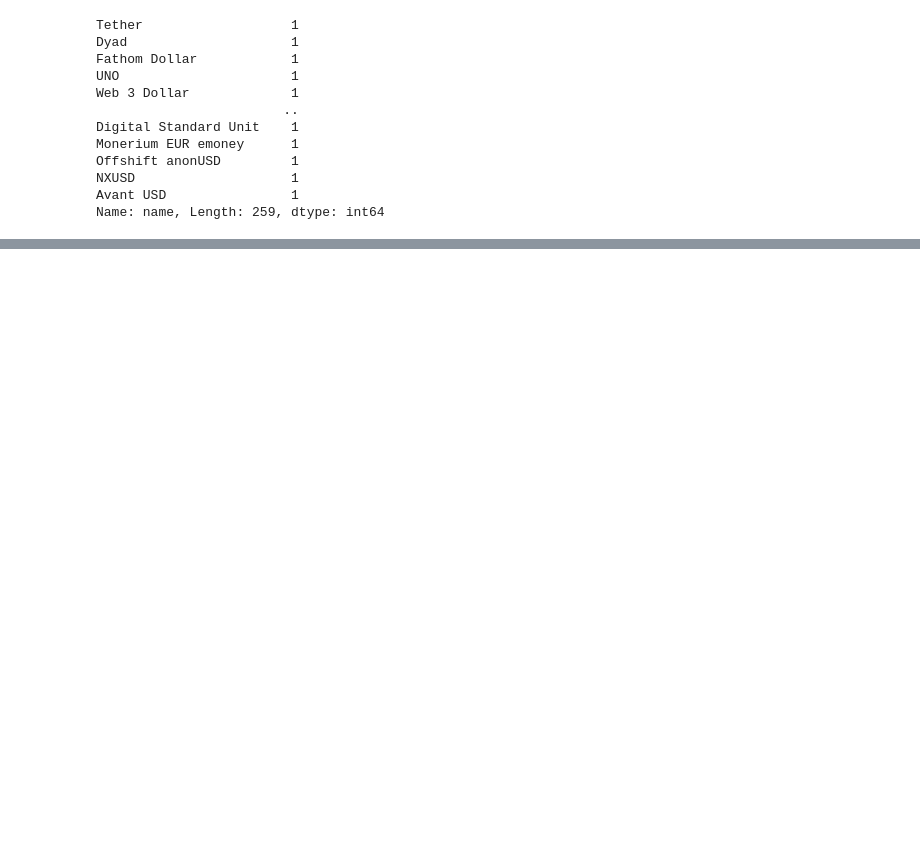
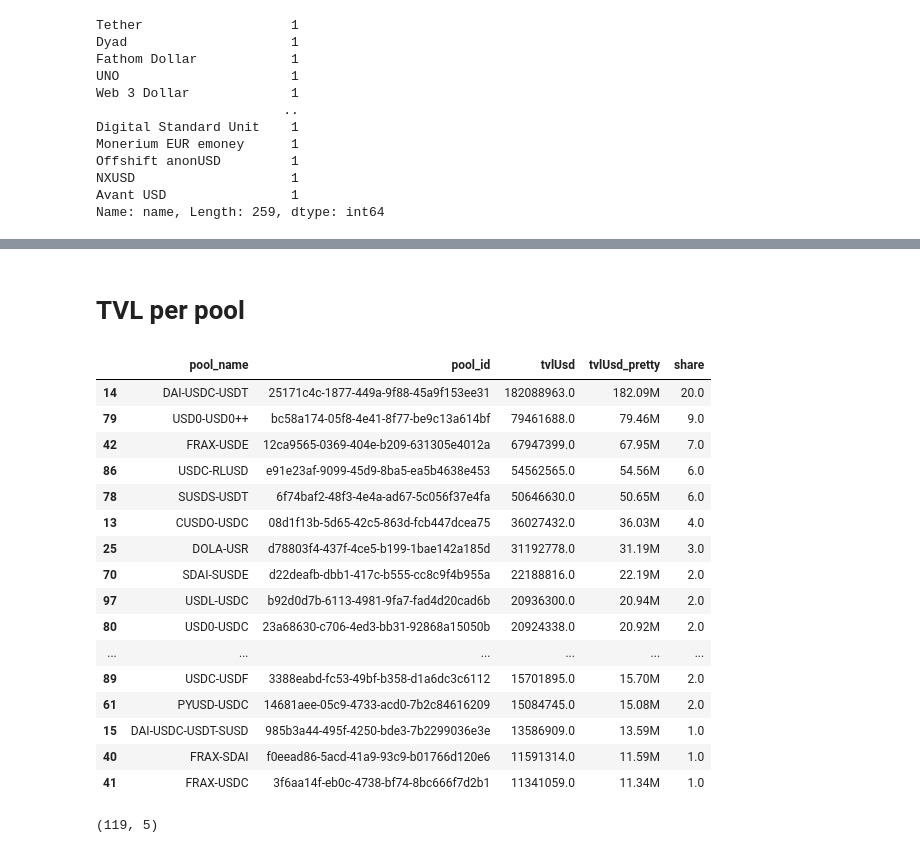
Before and after one commit to bellatrix-ds/onchain-analytics, a Jupyter notebook: 01_Market_Making/Market Making.ipynb, the cells around one changed output, grey strips where cells are left out. Saved outputs shown, nothing was run; the diff lists cells and outputs as text; code cells hidden in the pictures; blank space fills up the shorter version.

```diff
--- a/01_Market_Making/Market Making.ipynb
+++ b/01_Market_Making/Market Making.ipynb
@@ -564,0 +551,37 @@ Response text:
+# %%
+import requests
+import pandas as pd
+
+# مرحله 1: گرفتن تمام استخرها
+url = "https://yields.llama.fi/pools"
+response = requests.get(url)
+all_pools = response.json()['data']
+
+# فیلتر استخرهایی که روی Ethereum هستند و پروژه Curve دارند
+curve_ethereum_pools = [
+    pool for pool in all_pools
+    if pool['project'] == 'curve-dex' and pool['chain'] == 'Ethereum'
+]
+
+# تبدیل به DataFrame برای ذخیره اطلاعات اولیه
+df_curve_eth = pd.DataFrame([{
+    'chain': pool['chain'],
+    'project': pool['project'],
+    'pool_name': pool.get('symbol', ''),
+    'pool_id': pool['pool'],
+    'stablecoin' : pool['stablecoin'],
+    'tvlUsd' : pool['tvlUsd']
+
+} for pool in curve_ethereum_pools])
+# %%
+def format_number(n):
+    if n >= 1e9:
+        return f"{n/1e9:.2f}B"
+    elif n >= 1e6:
+        return f"{n/1e6:.2f}M"
+    elif n >= 1e3:
+        return f"{n/1e3:.2f}K"
+    else:
+        return str(n)
+
+df_curve_eth['tvlUsd_pretty'] = df_curve_eth['tvlUsd'].apply(format_number)
@@ -564,0 +604,31 @@ Response text:
+# %% [markdown]
+# TVL per pool
+# %%
+df_c = df_curve_eth[df_curve_eth['stablecoin']==True]
+df_c1 = df_c.groupby(['pool_name','pool_id'])['tvlUsd'].mean().reset_index().sort_values(by='tvlUsd', ascending=False )
+df_c1['tvlUsd_pretty'] = df_c1['tvlUsd'].apply(format_number)
+df_c1['share'] = round((df_c1['tvlUsd'] / df_c1['tvlUsd'].sum()) * 100)
+# %%
+df_c1.head(20)
+# %% [output]
+|  | pool_name | pool_id | tvlUsd | tvlUsd_pretty | share |
+| 14 | DAI-USDC-USDT | 25171c4c-1877-449a-9f88-45a9f153ee31 | 182088963.0 | 182.09M | 20.0 |
+| 79 | USD0-USD0++ | bc58a174-05f8-4e41-8f77-be9c13a614bf | 79461688.0 | 79.46M | 9.0 |
+| 42 | FRAX-USDE | 12ca9565-0369-404e-b209-631305e4012a | 67947399.0 | 67.95M | 7.0 |
+| 86 | USDC-RLUSD | e91e23af-9099-45d9-8ba5-ea5b4638e453 | 54562565.0 | 54.56M | 6.0 |
+| 78 | SUSDS-USDT | 6f74baf2-48f3-4e4a-ad67-5c056f37e4fa | 50646630.0 | 50.65M | 6.0 |
+| 13 | CUSDO-USDC | 08d1f13b-5d65-42c5-863d-fcb447dcea75 | 36027432.0 | 36.03M | 4.0 |
+| 25 | DOLA-USR | d78803f4-437f-4ce5-b199-1bae142a185d | 31192778.0 | 31.19M | 3.0 |
+| 70 | SDAI-SUSDE | d22deafb-dbb1-417c-b555-cc8c9f4b955a | 22188816.0 | 22.19M | 2.0 |
+| 97 | USDL-USDC | b92d0d7b-6113-4981-9fa7-fad4d20cad6b | 20936300.0 | 20.94M | 2.0 |
+| 80 | USD0-USDC | 23a68630-c706-4ed3-bb31-92868a15050b | 20924338.0 | 20.92M | 2.0 |
+| ... | ... | ... | ... | ... | ... |
+| 89 | USDC-USDF | 3388eabd-fc53-49bf-b358-d1a6dc3c6112 | 15701895.0 | 15.70M | 2.0 |
+| 61 | PYUSD-USDC | 14681aee-05c9-4733-acd0-7b2c84616209 | 15084745.0 | 15.08M | 2.0 |
+| 15 | DAI-USDC-USDT-SUSD | 985b3a44-495f-4250-bde3-7b2299036e3e | 13586909.0 | 13.59M | 1.0 |
+| 40 | FRAX-SDAI | f0eead86-5acd-41a9-93c9-b01766d120e6 | 11591314.0 | 11.59M | 1.0 |
+| 41 | FRAX-USDC | 3f6aa14f-eb0c-4738-bf74-8bc666f7d2b1 | 11341059.0 | 11.34M | 1.0 |
+# %%
+df_c1.shape
+# %% [output]
+(119, 5)
```
Also changed, not shown: parts of 6 cells of this notebook, 7 other files.
